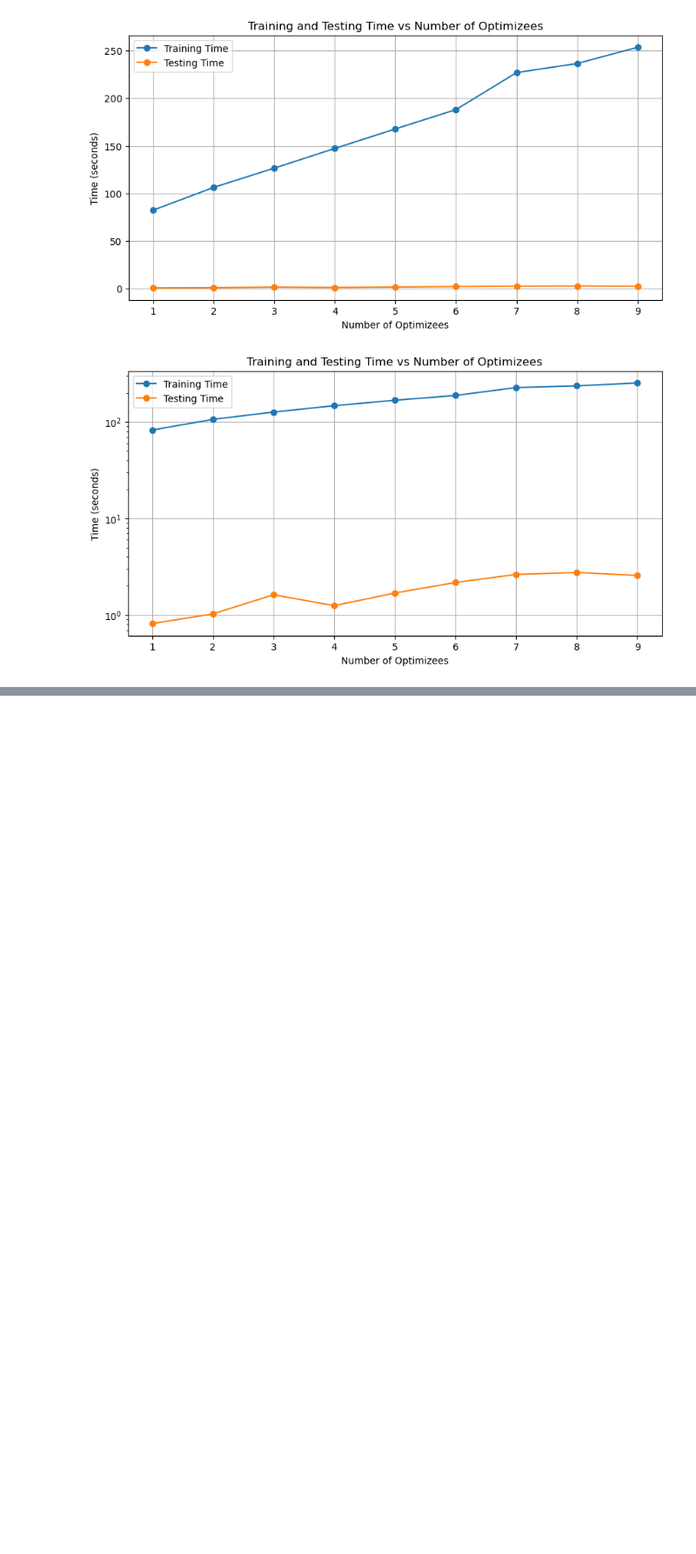
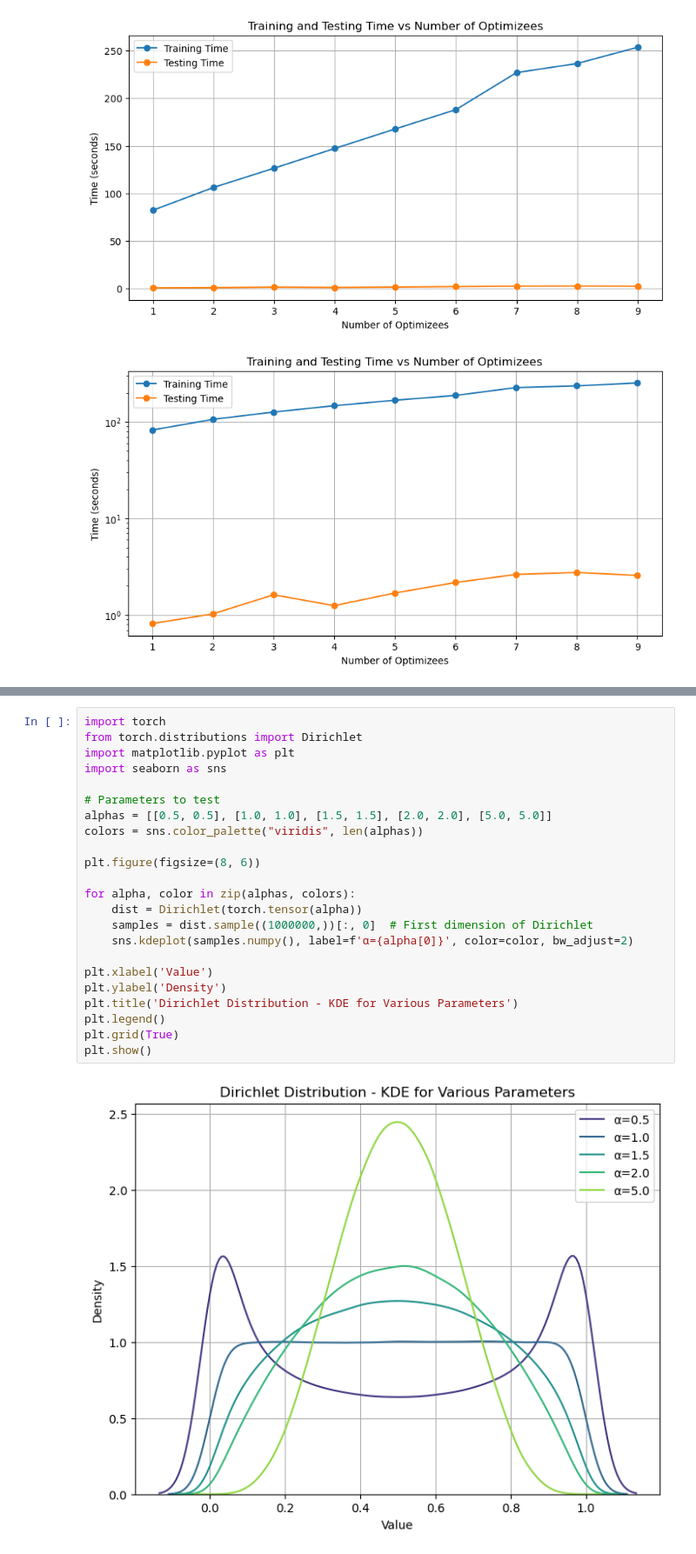
Before and after one commit to MikyLanfra/Learning-to-Optimize, a Jupyter notebook: Visualization.ipynb, the cells around one changed output, grey strips where cells are left out. Shown: that part at 87% size. Cells and saved outputs as stored; diff of their text form; blank space fills up the shorter version.

```diff
--- a/Visualization.ipynb
+++ b/Visualization.ipynb
@@ -50,0 +51,25 @@ tensor([928, 537, 925,  ..., 264, 634, 282])
+# %%
+import torch
+from torch.distributions import Dirichlet
+import matplotlib.pyplot as plt
+import seaborn as sns
+
+# Parameters to test
+alphas = [[0.5, 0.5], [1.0, 1.0], [1.5, 1.5], [2.0, 2.0], [5.0, 5.0]]
+colors = sns.color_palette("viridis", len(alphas))
+
+plt.figure(figsize=(8, 6))
+
+for alpha, color in zip(alphas, colors):
+    dist = Dirichlet(torch.tensor(alpha))
+    samples = dist.sample((1000000,))[:, 0]  # First dimension of Dirichlet
+    sns.kdeplot(samples.numpy(), label=f'α={alpha[0]}', color=color, bw_adjust=2)
+
+plt.xlabel('Value')
+plt.ylabel('Density')
+plt.title('Dirichlet Distribution - KDE for Various Parameters')
+plt.legend()
+plt.grid(True)
+plt.show()
+# %% [output]
+[figure, added]
```
Also changed, not shown: parts of 2 cells of this notebook, 8 other files.
